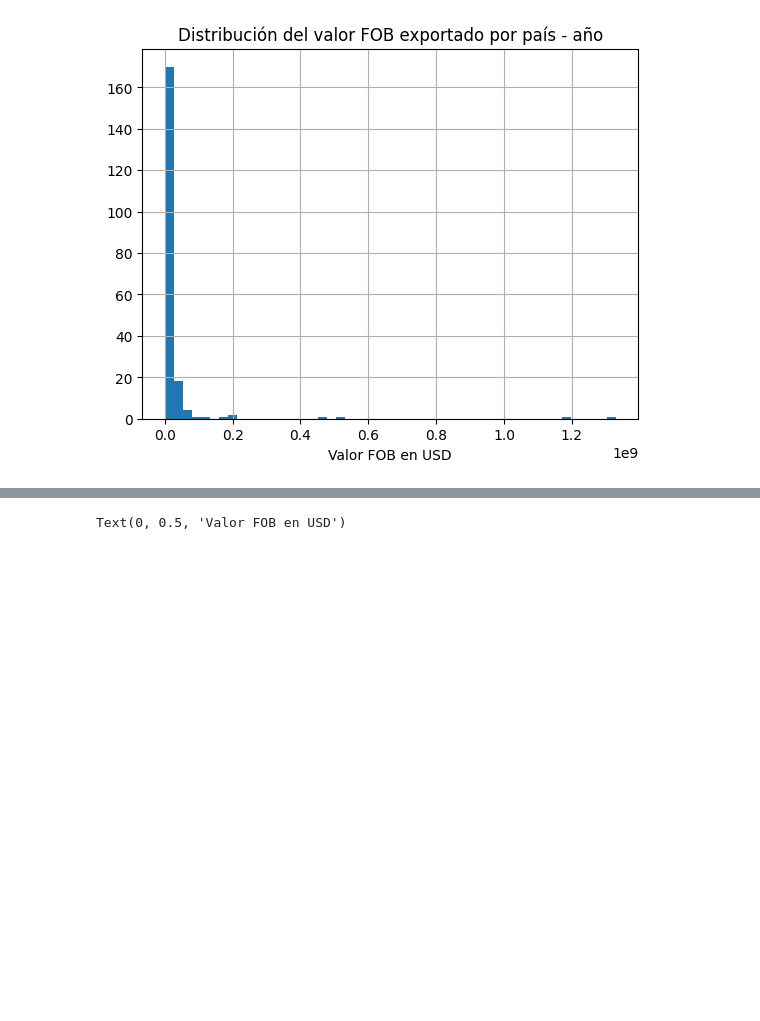
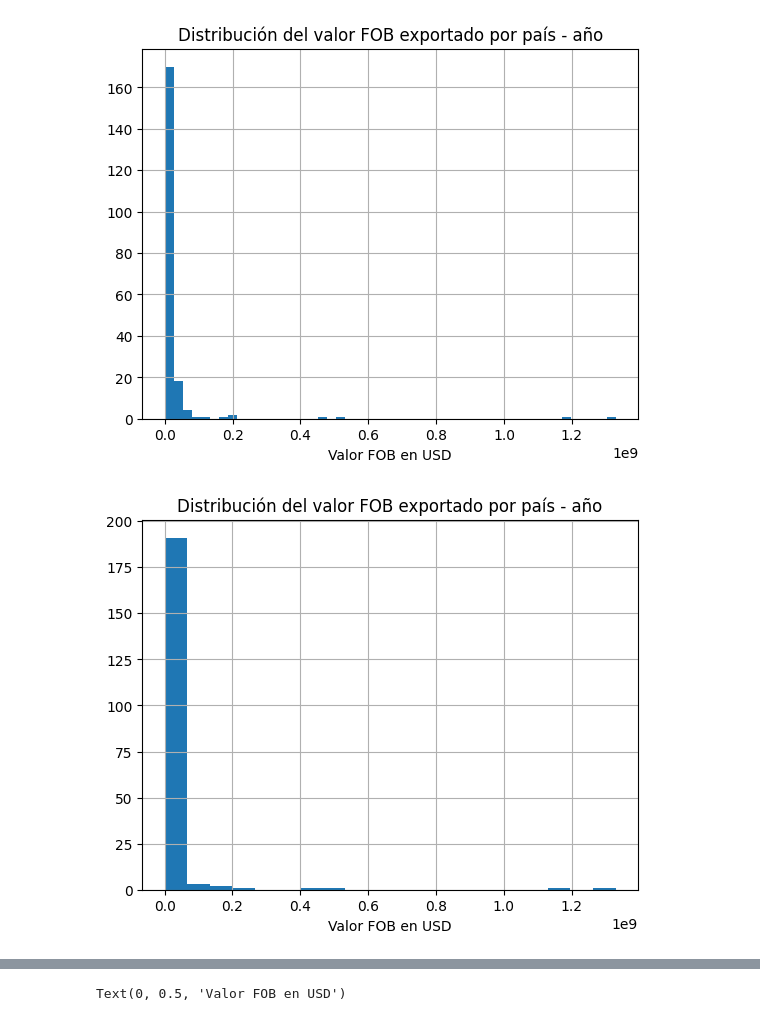
Before and after one commit to Renata-Bilotti/Hackatho-Grupo-4, a Jupyter notebook: Hacathon_Grupo_4_Mercado_de_Alfalfa.ipynb, the cells around one changed output, grey strips where cells are left out. Cells and saved outputs as stored; diff of their text form; code cells hidden in the pictures; blank space fills up the shorter version.

Commit message:
Noveno cambio: gráficos mejorados en EDA, revisión de localidades argentinas exportadoras

```diff
--- a/Hacathon_Grupo_4_Mercado_de_Alfalfa.ipynb
+++ b/Hacathon_Grupo_4_Mercado_de_Alfalfa.ipynb
@@ -479,3 +479,15 @@ plt.xlabel('Valor FOB en USD')
 plt.show()
 # %% [output]
 [figure]
+# %%
+#Histograma del valor exportado:
+
+#Se busca observar cómo se distribuyen los montos en dólares exportados por cada país en
+#cada año
+
+df_expo_mundo['fobvalue'].hist(bins = 20)
+plt.title('Distribución del valor FOB exportado por país - año')
+plt.xlabel('Valor FOB en USD')
+plt.show()
+# %% [output]
+[figure, added]
```
Also changed, not shown: parts of 10 cells of this notebook.
